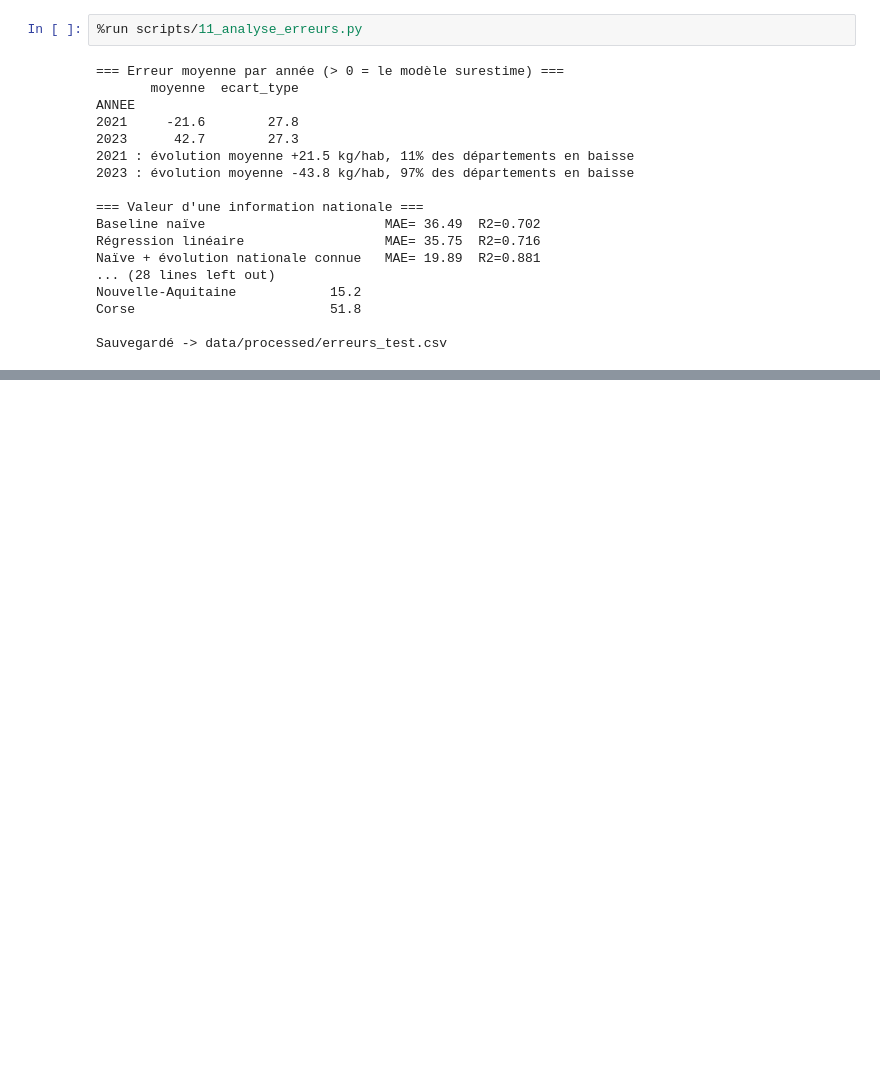
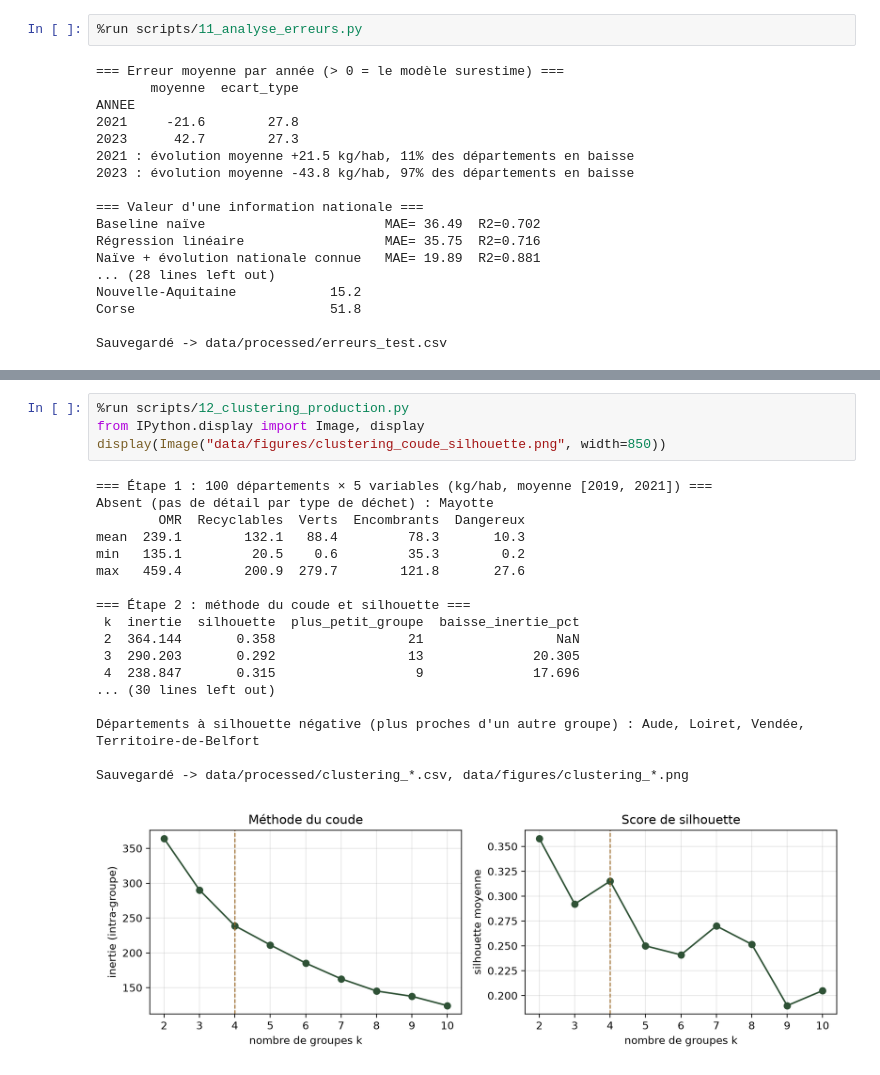
Before and after one commit to Rxdy/ML-DMA, a Jupyter notebook: dechets/notebooks/projet_dechets.ipynb, the cells around one changed output, grey strips where cells are left out. Saved outputs shown, nothing was run; the diff lists cells and outputs as text; blank space fills up the shorter version.

Commit message:
Clustering des départements (variables, coude, silhouette, ACP, robustesse), rapport PDF et partie 2 du notebook Colab

```diff
--- a/dechets/notebooks/projet_dechets.ipynb
+++ b/dechets/notebooks/projet_dechets.ipynb
@@ -289,0 +304,23 @@ La règle « comme à l'enquête précédente » prédit déjà le ratio à envi
+# %%
+%run scripts/12_clustering_production.py
+from IPython.display import Image, display
+display(Image("data/figures/clustering_coude_silhouette.png", width=850))
+# %% [output]
+=== Étape 1 : 100 départements × 5 variables (kg/hab, moyenne [2019, 2021]) ===
+Absent (pas de détail par type de déchet) : Mayotte
+        OMR  Recyclables  Verts  Encombrants  Dangereux
+mean  239.1        132.1   88.4         78.3       10.3
+min   135.1         20.5    0.6         35.3        0.2
+max   459.4        200.9  279.7        121.8       27.6
+
+=== Étape 2 : méthode du coude et silhouette ===
+ k  inertie  silhouette  plus_petit_groupe  baisse_inertie_pct
+ 2  364.144       0.358                 21                 NaN
+ 3  290.203       0.292                 13              20.305
+ 4  238.847       0.315                  9              17.696
+... (30 lines left out)
+
+Départements à silhouette négative (plus proches d'un autre groupe) : Aude, Loiret, Vendée, Territoire-de-Belfort
+
+Sauvegardé -> data/processed/clustering_*.csv, data/figures/clustering_*.png
+[figure, added]
```
Also changed, not shown: parts of 11 cells of this notebook, 23 other files.
